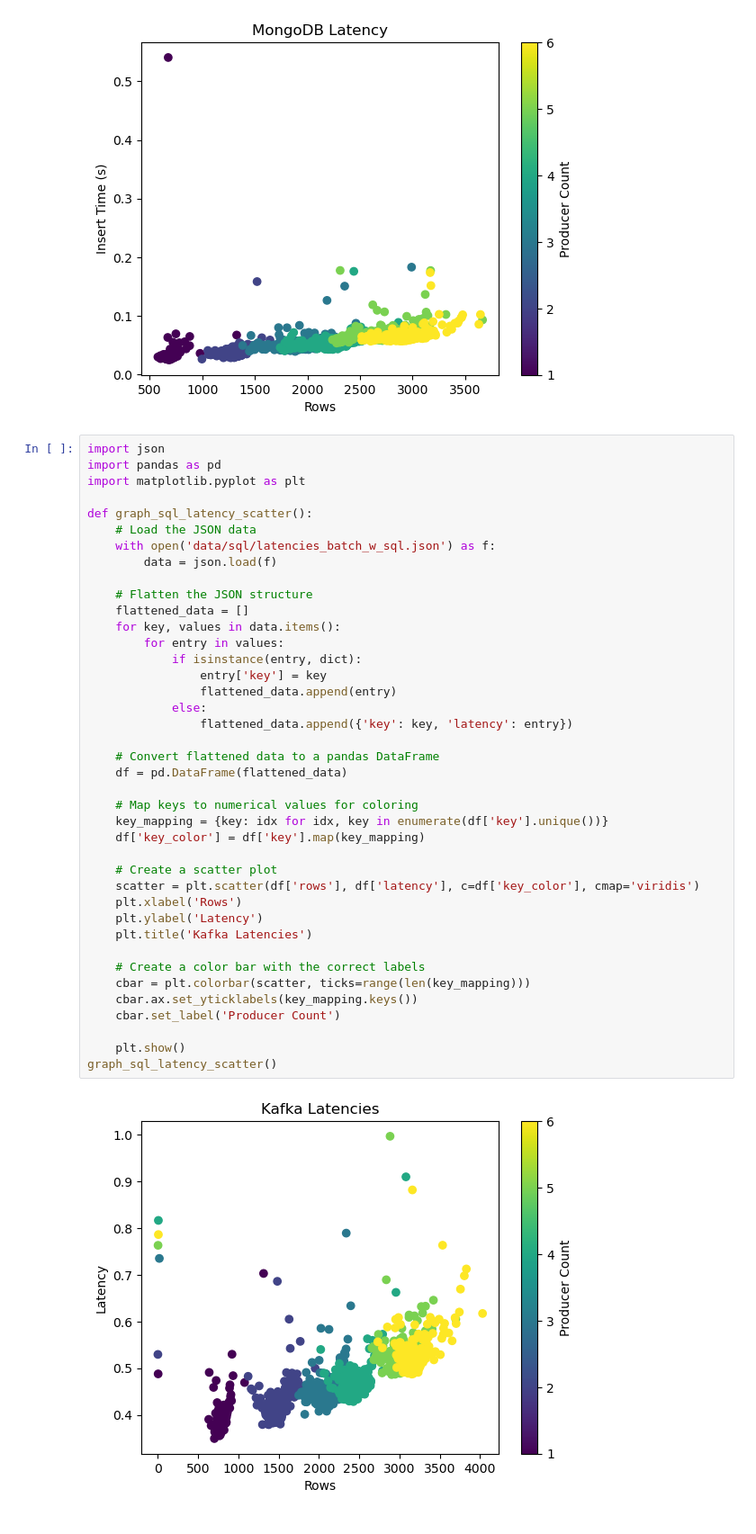
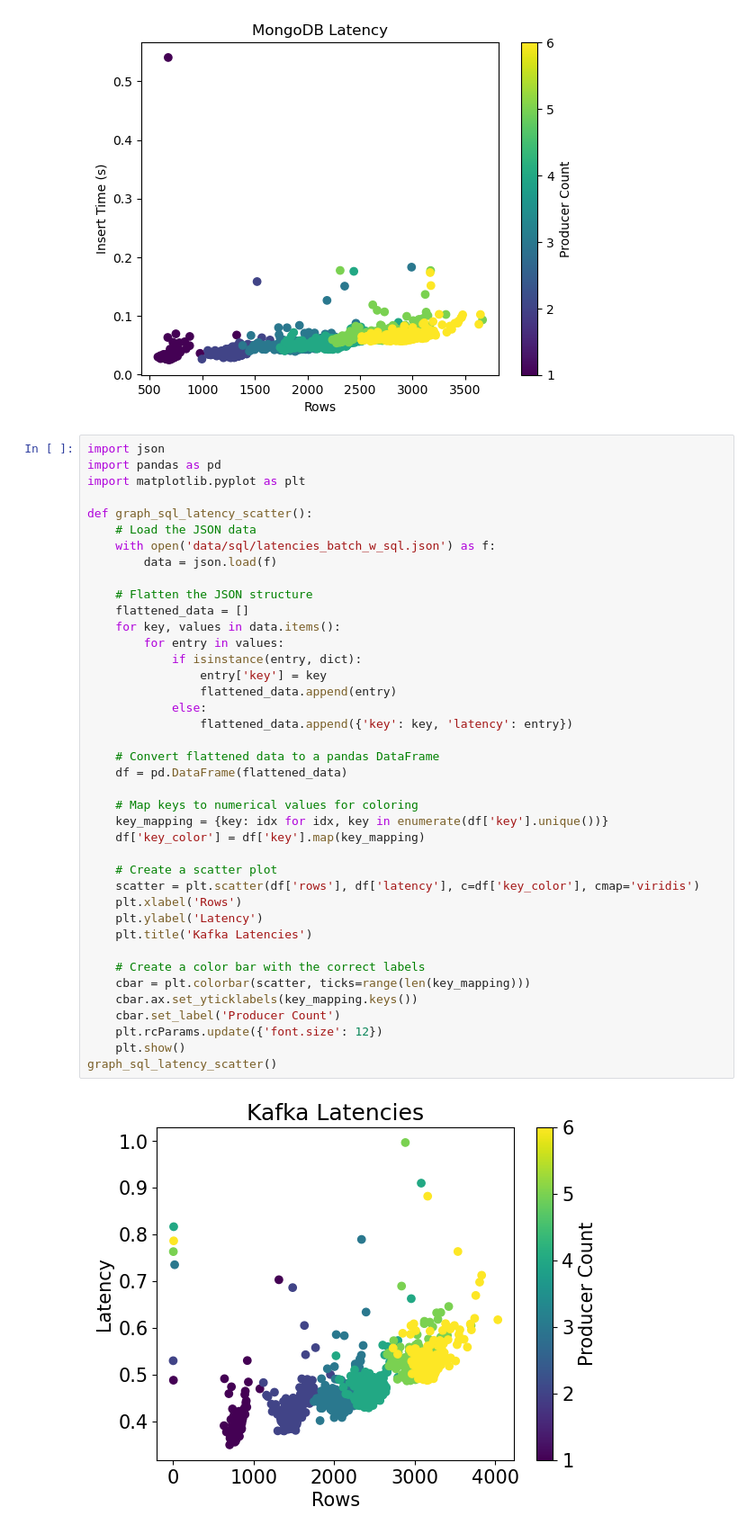
Before and after one commit to Nathanjarvis1/CIS731FinalProject, a Jupyter notebook: graphing.ipynb, the cells around one changed output. Shown: that part at 90% size. Saved outputs shown, nothing was run; the diff lists cells and outputs as text.

```diff
--- a/graphing.ipynb
+++ b/graphing.ipynb
@@ -62,33 +71,33 @@ def graph_sql_latency_scatter():
     # Flatten the JSON structure
     flattened_data = []
     for key, values in data.items():
         for entry in values:
             if isinstance(entry, dict):
                 entry['key'] = key
                 flattened_data.append(entry)
             else:
                 flattened_data.append({'key': key, 'latency': entry})
 
     # Convert flattened data to a pandas DataFrame
     df = pd.DataFrame(flattened_data)
 
     # Map keys to numerical values for coloring
     key_mapping = {key: idx for idx, key in enumerate(df['key'].unique())}
     df['key_color'] = df['key'].map(key_mapping)
 
     # Create a scatter plot
     scatter = plt.scatter(df['rows'], df['latency'], c=df['key_color'], cmap='viridis')
     plt.xlabel('Rows')
     plt.ylabel('Latency')
     plt.title('Kafka Latencies')
 
     # Create a color bar with the correct labels
     cbar = plt.colorbar(scatter, ticks=range(len(key_mapping)))
     cbar.ax.set_yticklabels(key_mapping.keys())
     cbar.set_label('Producer Count')
-
+    plt.rcParams.update({'font.size': 12})
     plt.show()
 graph_sql_latency_scatter()
 # %% [output]
-[figure, old version]
+[figure, new version]
 # %%
```
Also changed, not shown: parts of 7 cells of this notebook, 1 other file.
